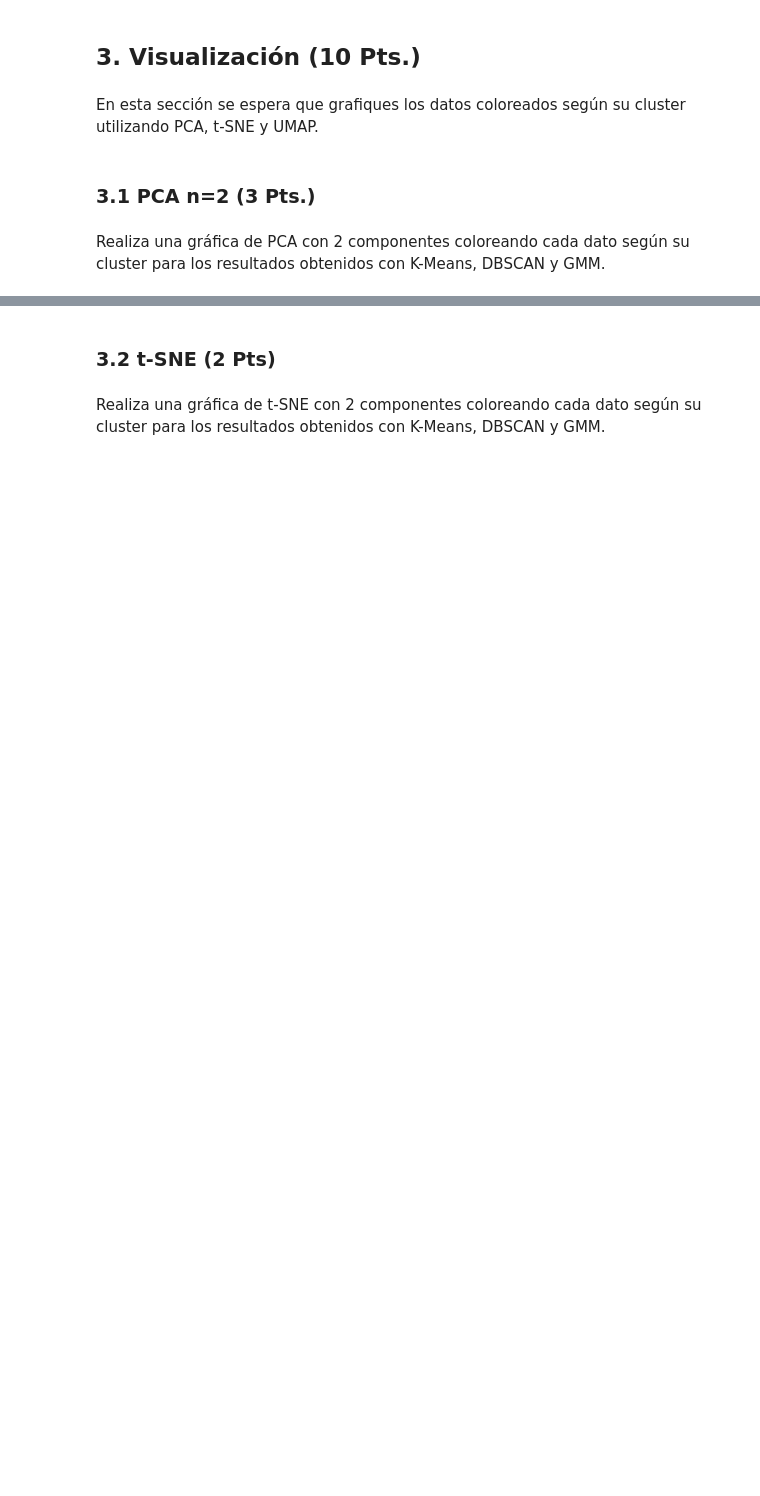
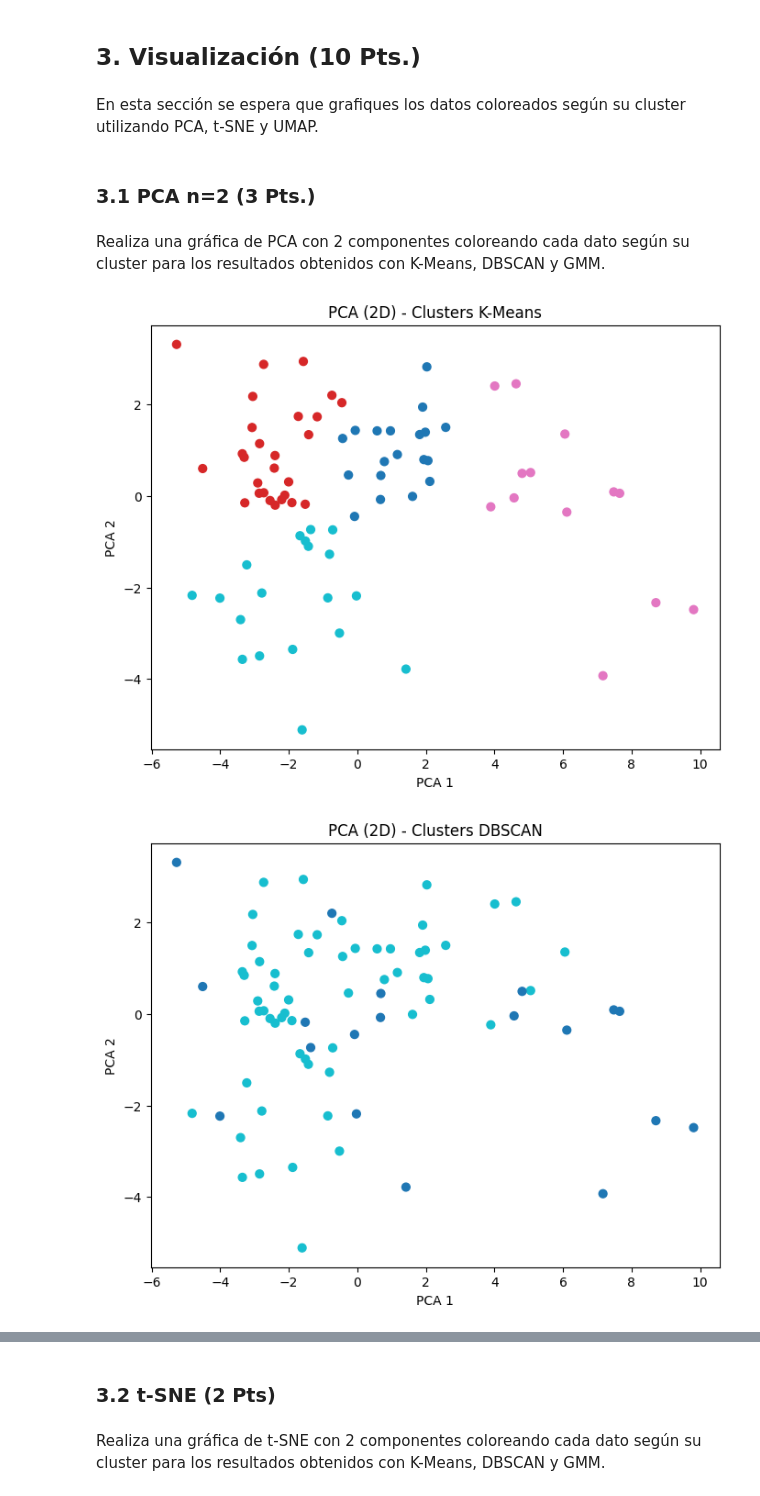
Before and after one commit to VicenteLavagnino/IIC2433, a Jupyter notebook: Tareas/T4/T4_IIC2433.ipynb, the cells around one changed output, grey strips where cells are left out. Drawn from its saved outputs; the diff is of its cells as text; code cells hidden in the pictures; blank space fills up the shorter version.

```diff
--- a/Tareas/T4/T4_IIC2433.ipynb
+++ b/Tareas/T4/T4_IIC2433.ipynb
@@ -571,3 +599,23 @@ Escoja el número de componentes que minimiza AIC para entrenar GMM. Una vez obt
 - Describa cada cluster según la posición de los clubes dentro de los clusters y otras estadísticas presentes en el dataset.
 
 Finalmente, calcule *silhouette score* con los valores escogidos.
+# %%
+# Entrenamos el modelo GMM con el número de componentes óptimo
+gmm = GaussianMixture(n_components=12, random_state=42)
+gmm.fit(teams_scaled_df)
+
+# Obtenemos las etiquetas de los clusters
+labels_gmm = gmm.predict(teams_scaled_df)
+
+# Creamos un nuevo dataframe con los clusters
+teams_clusters_gmm = teams.copy()
+teams_clusters_gmm['cluster'] = labels_gmm
+
+# Vemos cuales equipos quedaron en cada cluster
+print("Equipos y posiciones finales por cluster:")
+equipos_clusters_gmm = teams_clusters_gmm[['cluster', 'ranking', 'team', 'points_per_match']].sort_values(by=['cluster', 'ranking'])
+print(equipos_clusters_gmm.to_string(index=False))
+
+# Calculamos silhouette score
+sil_gmm = silhouette_score(teams_scaled_df, labels_gmm)
+print(f"Silhouette score para GMM (12 componentes): {sil_gmm}")
@@ -579,3 +680,40 @@ En esta sección se espera que grafiques los datos coloreados según su cluster
 ### 3.1 PCA n=2 (3 Pts.)
 # %% [markdown]
 Realiza una gráfica de PCA con 2 componentes coloreando cada dato según su cluster para los resultados obtenidos con K-Means, DBSCAN y GMM.
+# %%
+# Ejecutamos PCA para 2 componentes
+pca = PCA(n_components=2)
+teams_pca = pca.fit_transform(teams_scaled_df)
+
+# Creamos un dataframe para graficar
+df_pca = pd.DataFrame(teams_pca, columns=['PCA1', 'PCA2'])
+df_pca['KMeans'] = teams_clusters['cluster']
+df_pca['DBSCAN'] = teams_clusters_db['cluster']
+df_pca['GMM'] = teams_clusters_gmm['cluster']
+
+# Gráfico para K-Means
+plt.figure(figsize=(8, 6))
+plt.scatter(df_pca['PCA1'], df_pca['PCA2'], c=df_pca['KMeans'], cmap='tab10', s=40)
+plt.title('PCA (2D) - Clusters K-Means')
+plt.xlabel('PCA 1')
+plt.ylabel('PCA 2')
+plt.show()
+
+# Gráfico para DBSCAN
+plt.figure(figsize=(8, 6))
+plt.scatter(df_pca['PCA1'], df_pca['PCA2'], c=df_pca['DBSCAN'], cmap='tab10', s=40)
+plt.title('PCA (2D) - Clusters DBSCAN')
+plt.xlabel('PCA 1')
+plt.ylabel('PCA 2')
+plt.show()
+
+# Gráfico para GMM
+plt.figure(figsize=(8, 6))
+plt.scatter(df_pca['PCA1'], df_pca['PCA2'], c=df_pca['GMM'], cmap='tab10', s=40)
+plt.title('PCA (2D) - Clusters GMM')
+plt.xlabel('PCA 1')
+plt.ylabel('PCA 2')
+plt.show()
+# %% [output]
+[figure, added]
+[figure, added]
```
Also changed, not shown: parts of 26 cells of this notebook.
